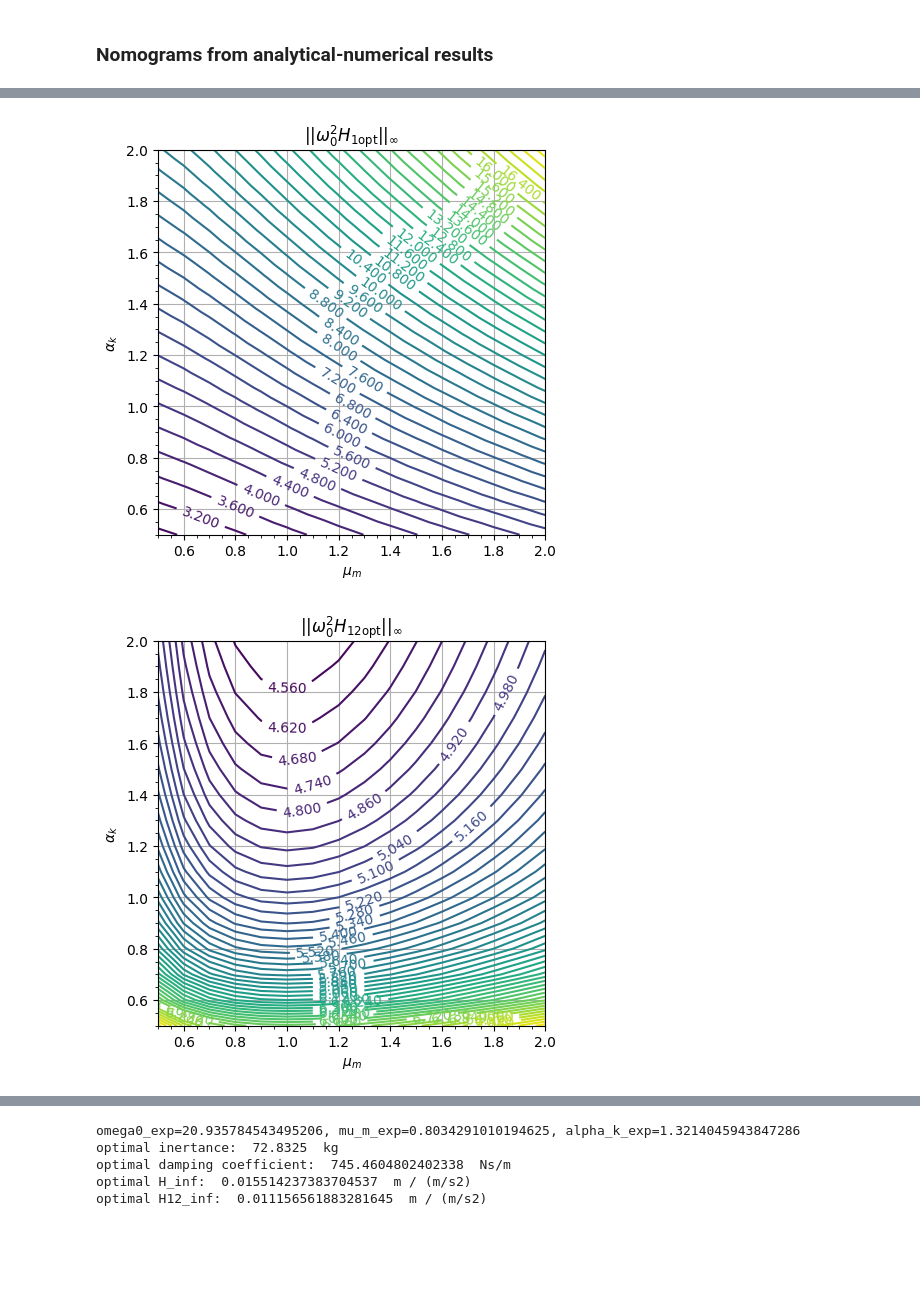
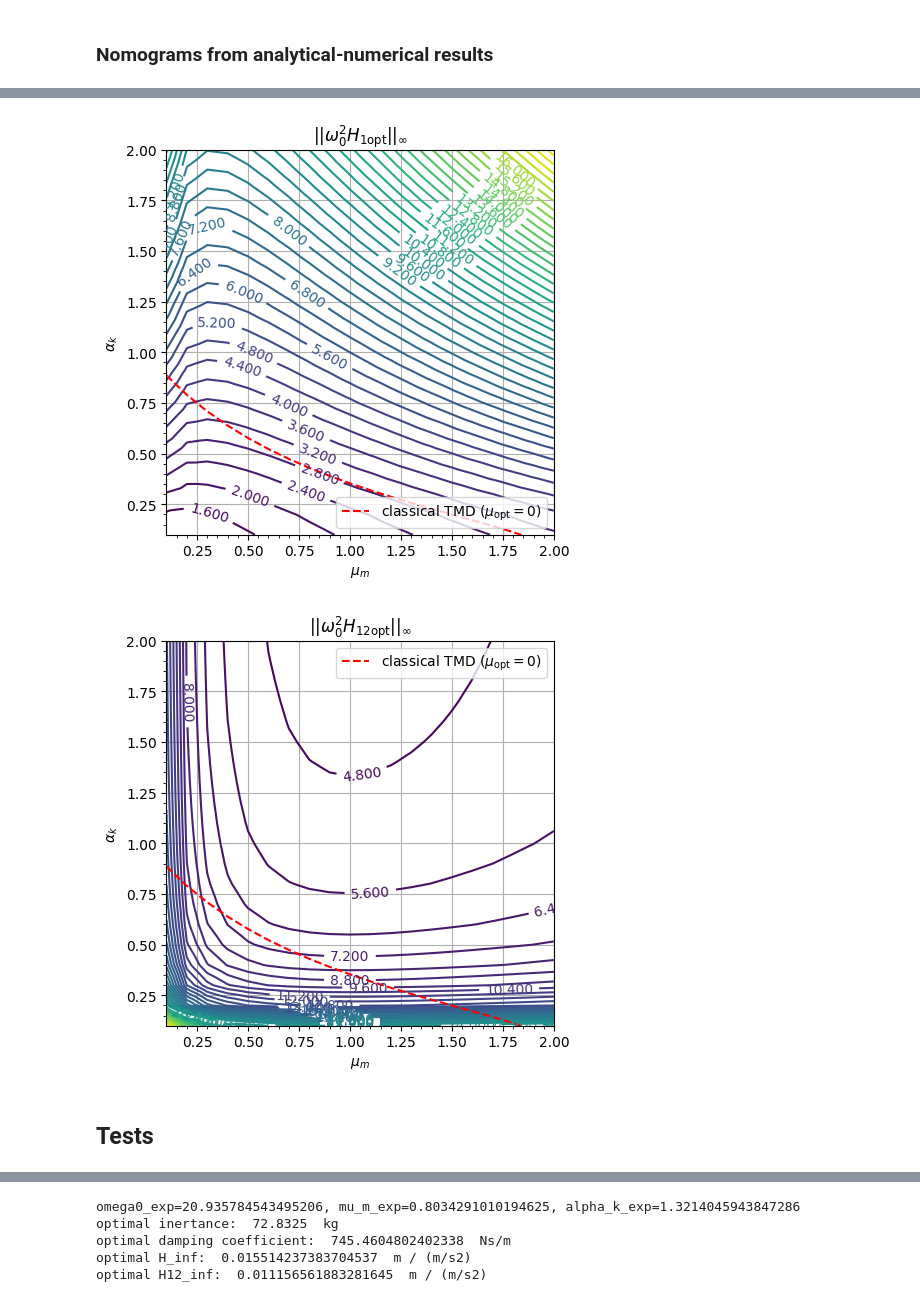
Before and after one commit to carloshernangarrido/vibration-control, a Jupyter notebook: 2dof_str_v6_uniform.ipynb, the cells around one changed output, grey strips where cells are left out. Saved outputs shown, nothing was run; the diff lists cells and outputs as text; code cells hidden in the pictures; blank space fills up the shorter version.

```diff
--- a/2dof_str_v6_uniform.ipynb
+++ b/2dof_str_v6_uniform.ipynb
@@ -668,7 +682,7 @@ $\frac{3}{4}$ & $\frac{3}{4}$ & $\frac{843}{1792}$ & 0.354 & 0.308 & 0.331 & $4.
 from itertools import product
 from sympy import lambdify
 
-min_val = 0.5
+min_val = 0.1
 max_val = 2.0
 step_val = 0.1
 if optimize_anal_num:
@@ -692,7 +706,7 @@ if optimize_anal_num:
     # mu_opt
     H_2_FPs_diff_ = H_2_FPs_diff.subs(mu_m_alpha_k)
     H_2_FPs_diff_fun = lambdify(mu, H_2_FPs_diff_.subs(mu_m_alpha_k))
-    mu_opt_FP_ = sp.optimize.bisect(H_2_FPs_diff_fun, -.1, 25)
+    mu_opt_FP_ = sp.optimize.bisect(H_2_FPs_diff_fun, -1, 25)
     mu_m_alpha_k['mu_opt_FP_float_'] = np.round(mu_opt_FP_, 6)
 
     # zeta_opt
@@ -771,16 +785,32 @@ H_opt_contour = np.array([float(_['H_opt_inf_float_']) for _ in mu_m_alpha_k_cas
 H12_opt_contour = np.array([float(_['H12_opt_inf_float_']) for _ in mu_m_alpha_k_cases_num]).reshape((-1, ))
 
 def plot_contour(x, y, z, title, filename):
+  # levels = 20 if filename == 'anal_num_H12_opt.pdf' else 50
+  levels = 50
+
   index_sort = np.argsort(z)
   fig, ax = plt.subplots(figsize=[5, 5])
   ax.minorticks_on()
   CS = ax.tricontour(x[index_sort], y[index_sort], z[index_sort],
-                     levels=50)
+                     levels=levels)
   ax.clabel(CS, inline=1, fontsize=10)
   ax.set_xlabel(r'$\mu_m$')
   ax.set_ylabel(r'$\alpha_k$')
   ax.set_title(title)
   ax.grid(True)
+
+  xlim_, ylim_ = ax.get_xlim(), ax.get_ylim()
+  mu_m_limit_case = x
+  alpha_k_limit_case = (1-mu_m_limit_case/2)**(1/2)/(1 + mu_m_limit_case)
+  ax.plot(mu_m_limit_case, alpha_k_limit_case,
+          color='red', linestyle='--', label=r'classical TMD ($\mu_\mathrm{opt}=0$)')
+  ax.set_xlim(xlim_)
+  ax.set_ylim(ylim_)
+  if filename == 'anal_num_H12_opt.pdf':
+    ax.legend(loc='upper right')
+  else:
+    ax.legend(loc='lower right')
+
   fig.savefig(os.path.join(path, filename))
 
 
@@ -792,56 +822,4 @@ plot_contour(mu_m_contour, alpha_k_contour, H_opt_contour,
              r'$||\omega_0^2 H_\mathrm{1opt}||_{\infty}$', 'anal_num_H1_opt.pdf')
 plot_contour(mu_m_contour, alpha_k_contour, H12_opt_contour,
              r'$||\omega_0^2 H_\mathrm{12opt}||_{\infty}$', 'anal_num_H12_opt.pdf')
-
-# # Plot mu_opt
-# index_sort = np.argsort(mu_opt_contour)
-# fig, ax = plt.subplots(figsize=[5, 5])
-# ax.minorticks_on()
-# CS = ax.tricontour(mu_m_contour[index_sort], alpha_k_contour[index_sort],
-#                    mu_opt_contour[index_sort],
-#                    levels=50)
-# ax.clabel(CS, inline=1, fontsize=10)
-# ax.set_xlabel(r'$\mu_m$')
-# ax.set_ylabel(r'$\alpha_k$')
-# ax.set_title(r'$\mu_\mathrm{opt}$')
-# ax.grid(True)
-
-# # Plot zeta_opt
-# index_sort = np.argsort(zeta_opt_contour)
-# fig, ax = plt.subplots(figsize=[5, 5])
-# ax.minorticks_on()
-# CS = ax.tricontour(mu_m_contour[index_sort], alpha_k_contour[index_sort],
-#                    zeta_opt_contour[index_sort],
-#                    levels=50)
-# ax.clabel(CS, inline=1, fontsize=10)
-# ax.set_xlabel(r'$\mu_m$')
-# ax.set_ylabel(r'$\alpha_k$')
-# ax.set_title(r'$\zeta_\mathrm{opt}$')
-# ax.grid(True)
-
-# # Plot H_opt
-# index_sort = np.argsort(H_opt_contour)
-# fig, ax = plt.subplots(figsize=[5, 5])
-# ax.minorticks_on()
-# CS = ax.tricontour(mu_m_contour[index_sort], alpha_k_contour[index_sort],
-#                    H_opt_contour[index_sort],
-#                    levels=50)
-# ax.clabel(CS, inline=1, fontsize=10)
-# ax.set_xlabel(r'$\mu_m$')
-# ax.set_ylabel(r'$\alpha_k$')
-# ax.set_title(r'$||\omega_0^2 H_\mathrm{1opt}||_{\infty}$')
-# ax.grid(True)
-
-# # Plot H12_opt
-# index_sort = np.argsort(H12_opt_contour)
-# fig, ax = plt.subplots(figsize=[5, 5])
-# ax.minorticks_on()
-# CS = ax.tricontour(mu_m_contour[index_sort], alpha_k_contour[index_sort],
-#                    H12_opt_contour[index_sort],
-#                    levels=50)
-# ax.clabel(CS, inline=1, fontsize=10)
-# ax.set_xlabel(r'$\mu_m$')
-# ax.set_ylabel(r'$\alpha_k$')
-# ax.set_title(r'$||\omega_0^2 H_\mathrm{12opt}||_{\infty}$')
-# ax.grid(True)
 # %% [output]
@@ -850,2 +828,4 @@ plot_contour(mu_m_contour, alpha_k_contour, H12_opt_contour,
-[figure, old version]
+[figure, new version]
-[figure, old version]
+[figure, new version]
+# %% [markdown]
+## Tests
```
Also changed, not shown: parts of 12 cells of this notebook.
